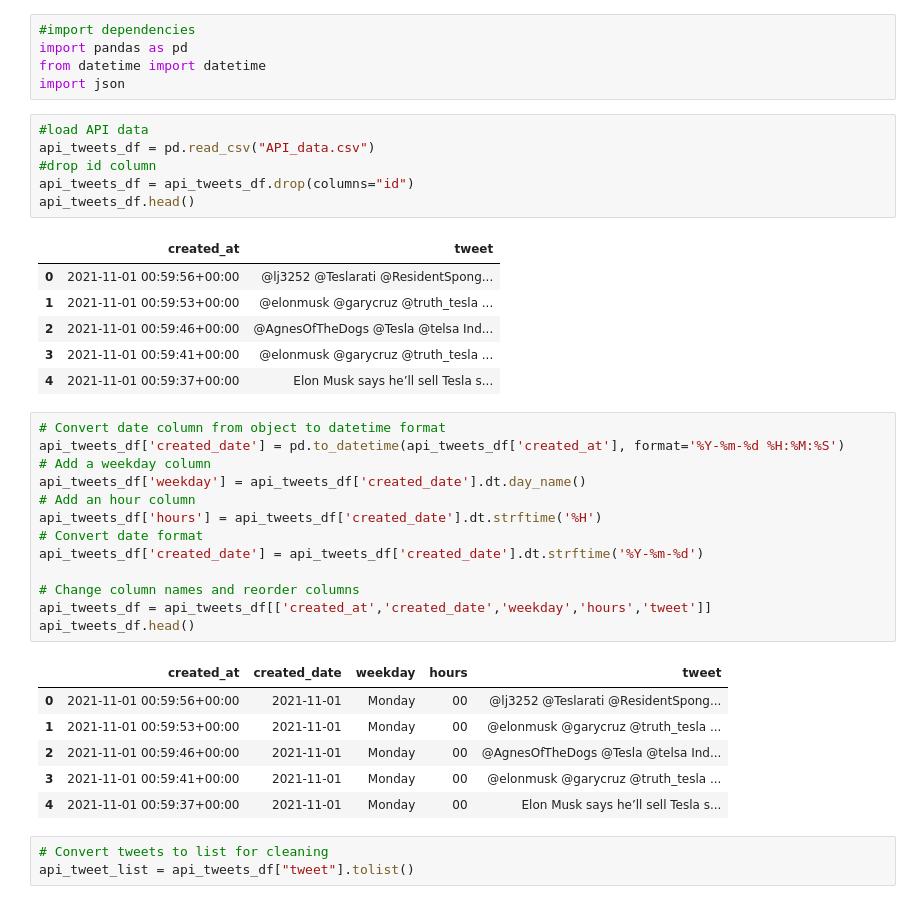
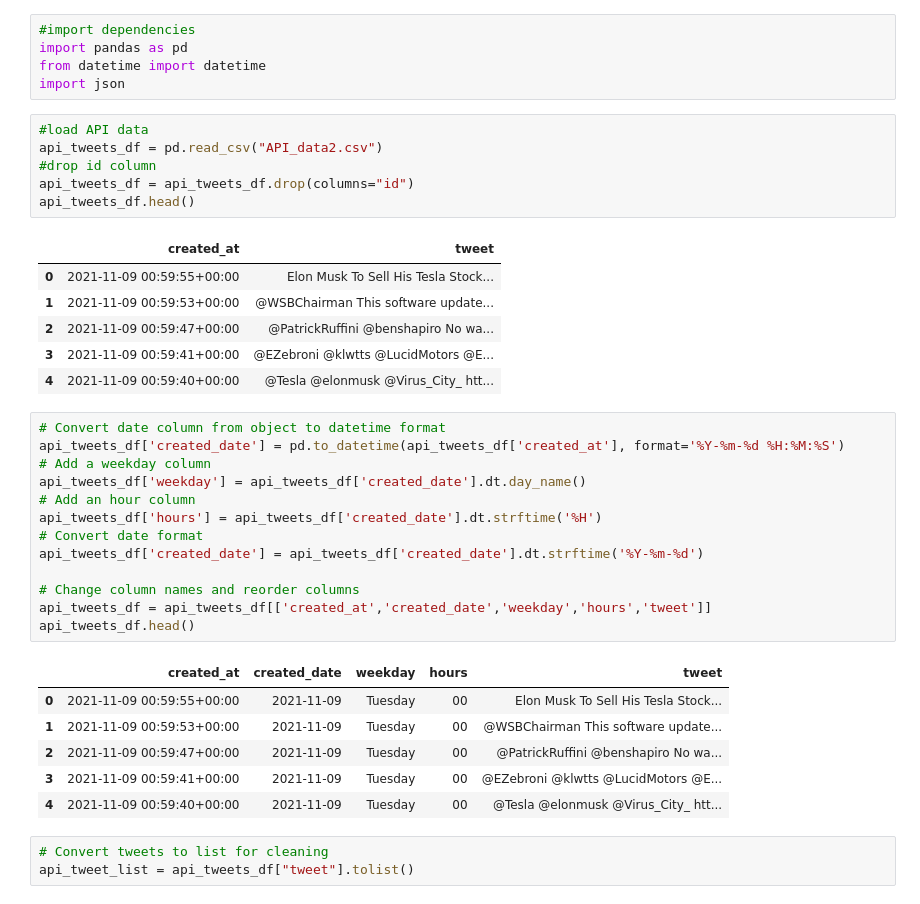
Before and after one commit to weihaolun/Twitter-Sentiment-Analysis, a Jupyter notebook: clean_score_tweets.ipynb, the cells around one changed output. Drawn from its saved outputs; the diff is of its cells as text.

Commit message:
add week2 data and db folder

```diff
--- a/clean_score_tweets.ipynb
+++ b/clean_score_tweets.ipynb
@@ -5,17 +5,17 @@ from datetime import datetime
 import json
 # %%
 #load API data
-api_tweets_df = pd.read_csv("API_data.csv")
+api_tweets_df = pd.read_csv("API_data2.csv")
 #drop id column
 api_tweets_df = api_tweets_df.drop(columns="id")
 api_tweets_df.head()
 # %% [output]
 |  | created_at | tweet |
-| 0 | 2021-11-01 00:59:56+00:00 | @lj3252 @Teslarati @ResidentSpong... |
-| 1 | 2021-11-01 00:59:53+00:00 | @elonmusk @garycruz @truth_tesla ... |
-| 2 | 2021-11-01 00:59:46+00:00 | @AgnesOfTheDogs @Tesla @telsa Ind... |
-| 3 | 2021-11-01 00:59:41+00:00 | @elonmusk @garycruz @truth_tesla ... |
-| 4 | 2021-11-01 00:59:37+00:00 | Elon Musk says he’ll sell Tesla s... |
+| 0 | 2021-11-09 00:59:55+00:00 | Elon Musk To Sell His Tesla Stock... |
+| 1 | 2021-11-09 00:59:53+00:00 | @WSBChairman This software update... |
+| 2 | 2021-11-09 00:59:47+00:00 | @PatrickRuffini @benshapiro No wa... |
+| 3 | 2021-11-09 00:59:41+00:00 | @EZebroni @klwtts @LucidMotors @E... |
+| 4 | 2021-11-09 00:59:40+00:00 | @Tesla @elonmusk @Virus_City_ htt... |
 # %%
 # Convert date column from object to datetime format
 api_tweets_df['created_date'] = pd.to_datetime(api_tweets_df['created_at'], format='%Y-%m-%d %H:%M:%S')
@@ -31,11 +31,11 @@ api_tweets_df = api_tweets_df[['created_at','created_date','weekday','hours','tw
 api_tweets_df.head()
 # %% [output]
 |  | created_at | created_date | weekday | hours | tweet |
-| 0 | 2021-11-01 00:59:56+00:00 | 2021-11-01 | Monday | 00 | @lj3252 @Teslarati @ResidentSpong... |
-| 1 | 2021-11-01 00:59:53+00:00 | 2021-11-01 | Monday | 00 | @elonmusk @garycruz @truth_tesla ... |
-| 2 | 2021-11-01 00:59:46+00:00 | 2021-11-01 | Monday | 00 | @AgnesOfTheDogs @Tesla @telsa Ind... |
-| 3 | 2021-11-01 00:59:41+00:00 | 2021-11-01 | Monday | 00 | @elonmusk @garycruz @truth_tesla ... |
-| 4 | 2021-11-01 00:59:37+00:00 | 2021-11-01 | Monday | 00 | Elon Musk says he’ll sell Tesla s... |
+| 0 | 2021-11-09 00:59:55+00:00 | 2021-11-09 | Tuesday | 00 | Elon Musk To Sell His Tesla Stock... |
+| 1 | 2021-11-09 00:59:53+00:00 | 2021-11-09 | Tuesday | 00 | @WSBChairman This software update... |
+| 2 | 2021-11-09 00:59:47+00:00 | 2021-11-09 | Tuesday | 00 | @PatrickRuffini @benshapiro No wa... |
+| 3 | 2021-11-09 00:59:41+00:00 | 2021-11-09 | Tuesday | 00 | @EZebroni @klwtts @LucidMotors @E... |
+| 4 | 2021-11-09 00:59:40+00:00 | 2021-11-09 | Tuesday | 00 | @Tesla @elonmusk @Virus_City_ htt... |
 # %%
 # Convert tweets to list for cleaning
 api_tweet_list = api_tweets_df["tweet"].tolist()
```
Also changed, not shown: parts of 8 cells of this notebook, 6 other files.
